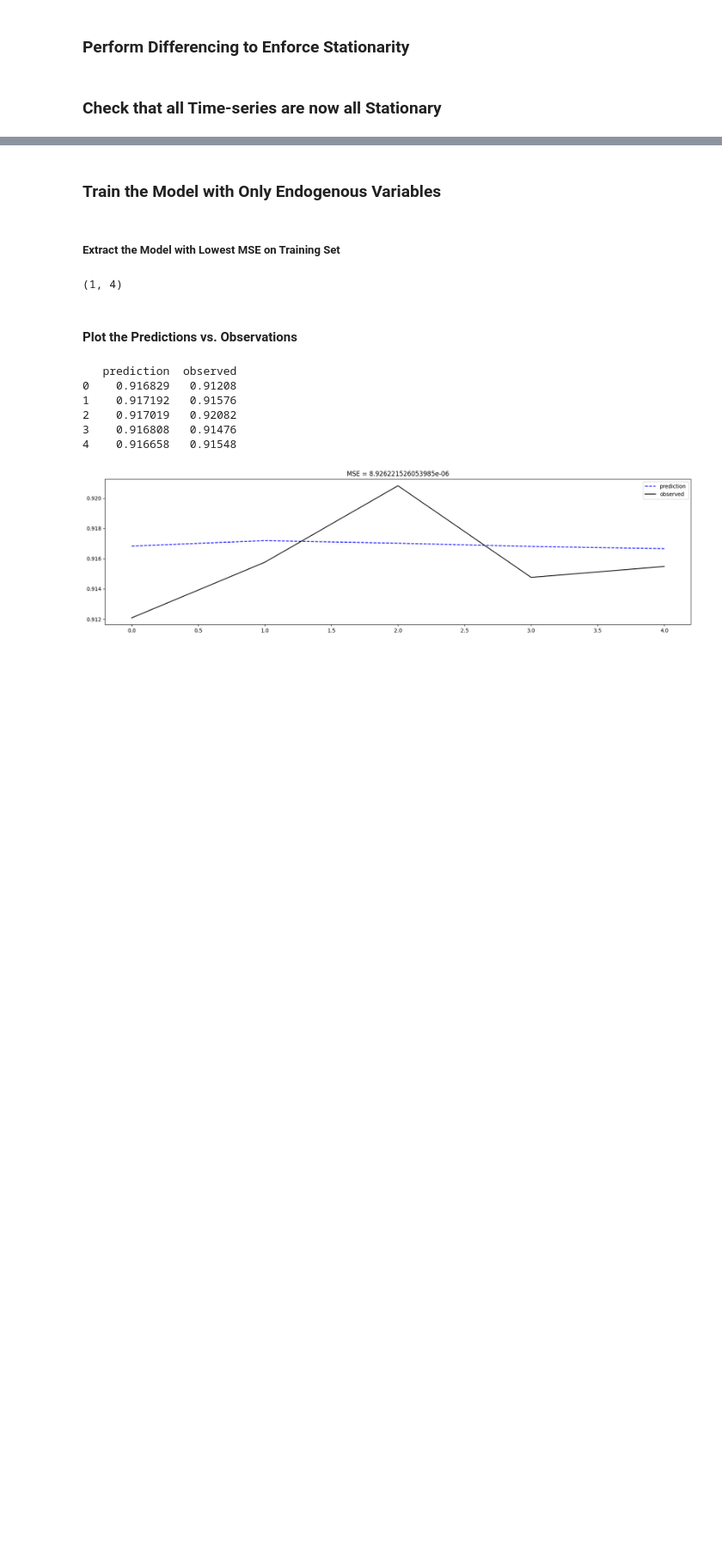
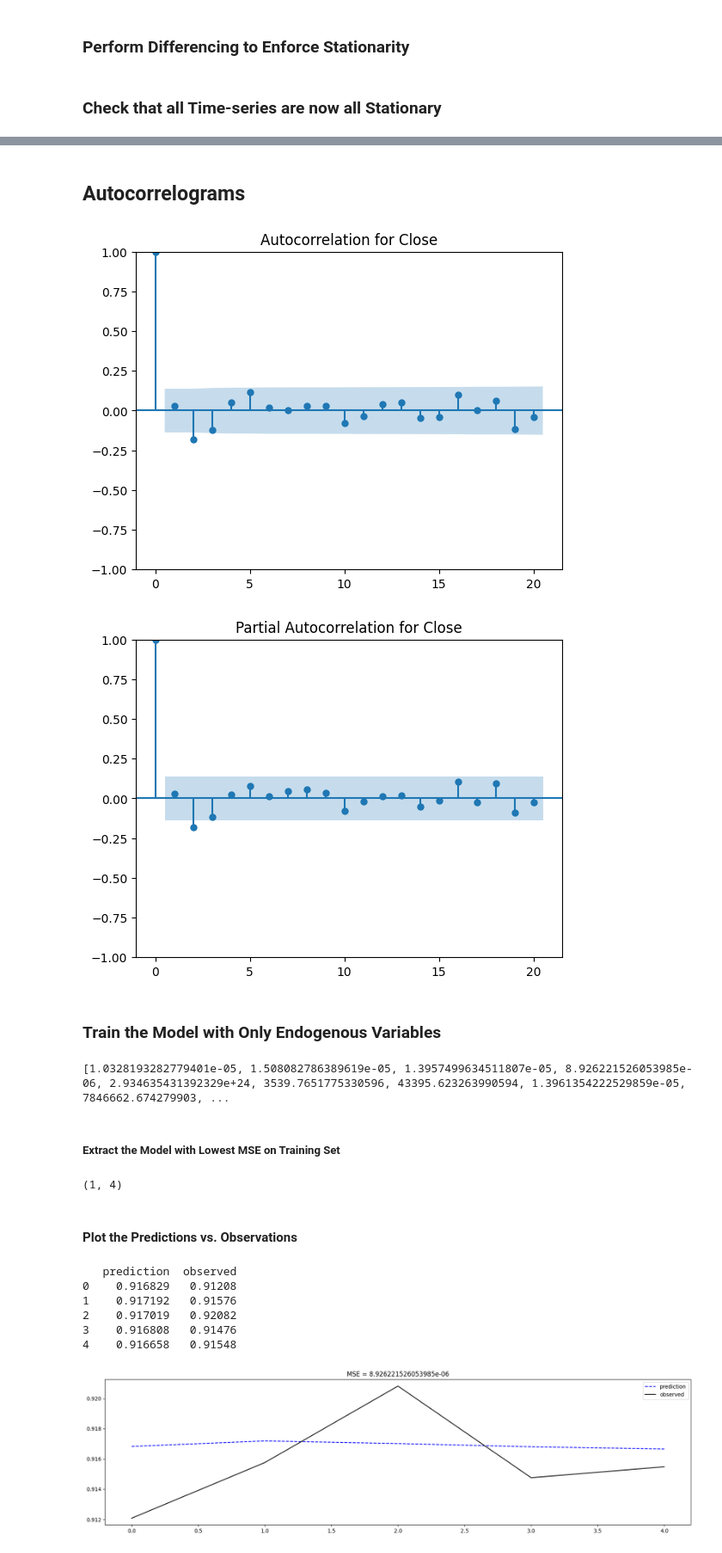
Before and after one commit to jdannem6/ML_Forex_Forecasting, a Jupyter notebook: USD_CHF_VARIMA.ipynb, the cells around one changed output, grey strips where cells are left out. Shown at 86% size. Saved outputs shown, nothing was run; the diff lists cells and outputs as text; code cells hidden in the pictures; blank space fills up the shorter version.

```diff
--- a/USD_CHF_VARIMA.ipynb
+++ b/USD_CHF_VARIMA.ipynb
@@ -48,7 +48,7 @@ merged_dataset = datasets[dataset_names[0]]
 for ds_name in dataset_names[1:]:
     datasets[ds_name] = datasets[ds_name].rename(columns={"Close": ds_name})
     merged_dataset = merged_dataset.merge(datasets[ds_name], on='Date',how='inner')
-
+merged_dataset = merged_dataset.rename(columns={"Gold_USD": "Gold_Price"})
 print(f"USD/CHF after merge: {merged_dataset.shape}")
 print(merged_dataset.head())
 # %% [output]
@@ -153,6 +114,7 @@ train_data = df.drop(['Date'], axis=1)
 diff_train = diff(train_data, k_diff=1).dropna()
 # Extra day needed as start of testing set for differencing
 diff_test = diff(df[-(days_to_forecast+1):])
+diff_entire = diff(df, k_diff=1).dropna()
 # %% [markdown]
 ### Check that all Time-series are now all Stationary
 # %%
@@ -183,3 +178,16 @@ Provided Time-Series Assumed Non-Stationary
+# %% [markdown]
+## Autocorrelograms
+# %%
+def plot_autocorrelograms(df,var):
+    plot_acf(df[var].dropna(),lags=20)
+    plt.title(f"Autocorrelation for {var}")
+    plot_pacf(df[var].dropna(),lags=20)
+    plt.title(f"Partial Autocorrelation for {var}")
+# %%
+plot_autocorrelograms(diff_entire,'Close')
+# %% [output]
+[figure, added]
+[figure, added]
 # %% [markdown]
 ### Train the Model with Only Endogenous Variables
 # %%
@@ -198,6 +206,10 @@ for i in p:
         pred['observed'] = test.Close
         models.append(model_fit)
         MSEs.append(np.mean((pred['prediction'].values-pred['observed'].values)**2))
+# %%
+print(MSEs)
+# %% [output]
+[1.0328193282779401e-05, 1.508082786389619e-05, 1.3957499634511807e-05, 8.926221526053985e-06, 2.934635431392329e+24, 3539.7651775330596, 43395.623263990594, 1.3961354222529859e-05, 7846662.674279903, ...
 # %% [markdown]
 ##### Extract the Model with Lowest MSE on Training Set
 # %%
```
Also changed, not shown: parts of 30 cells of this notebook.
